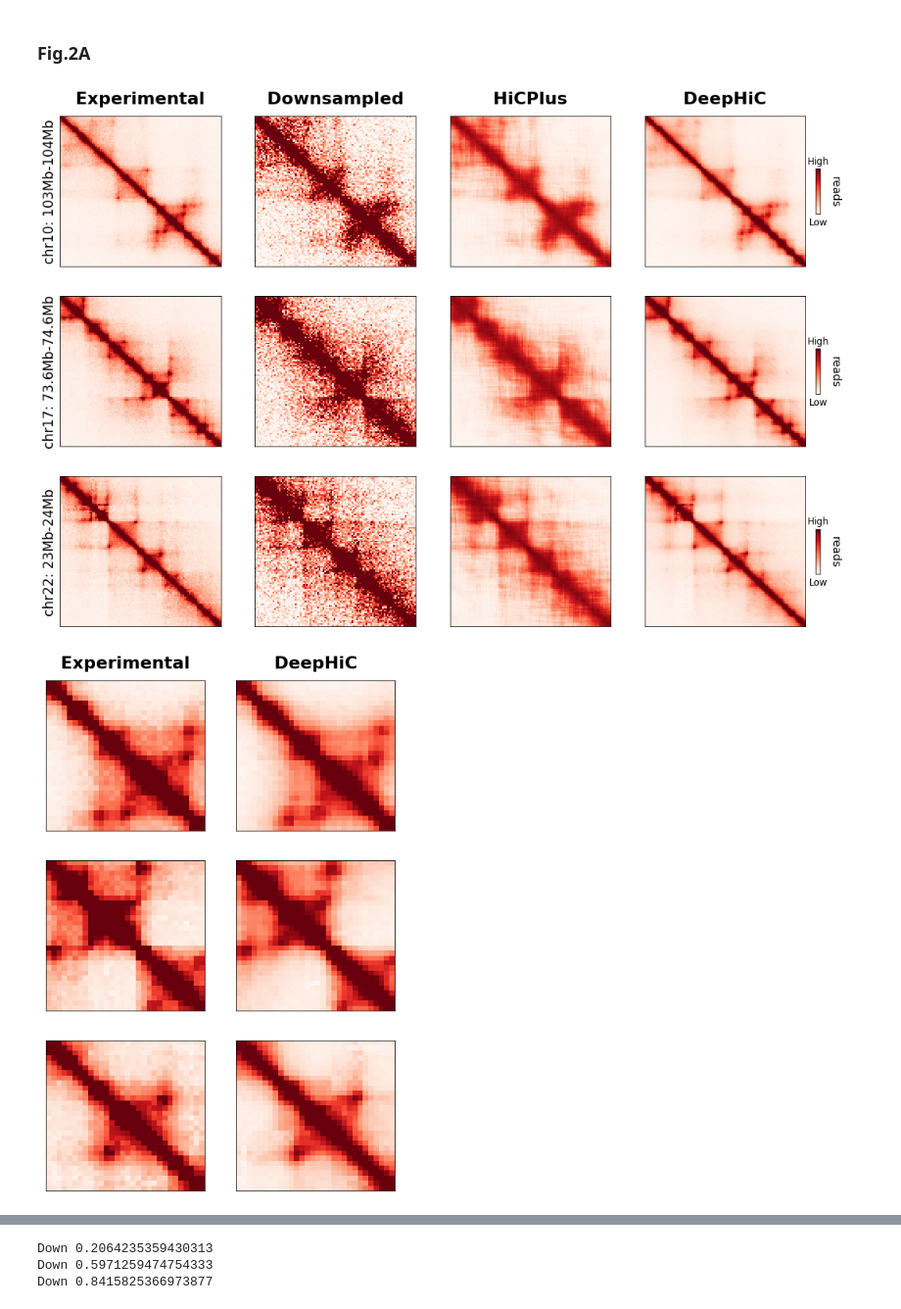
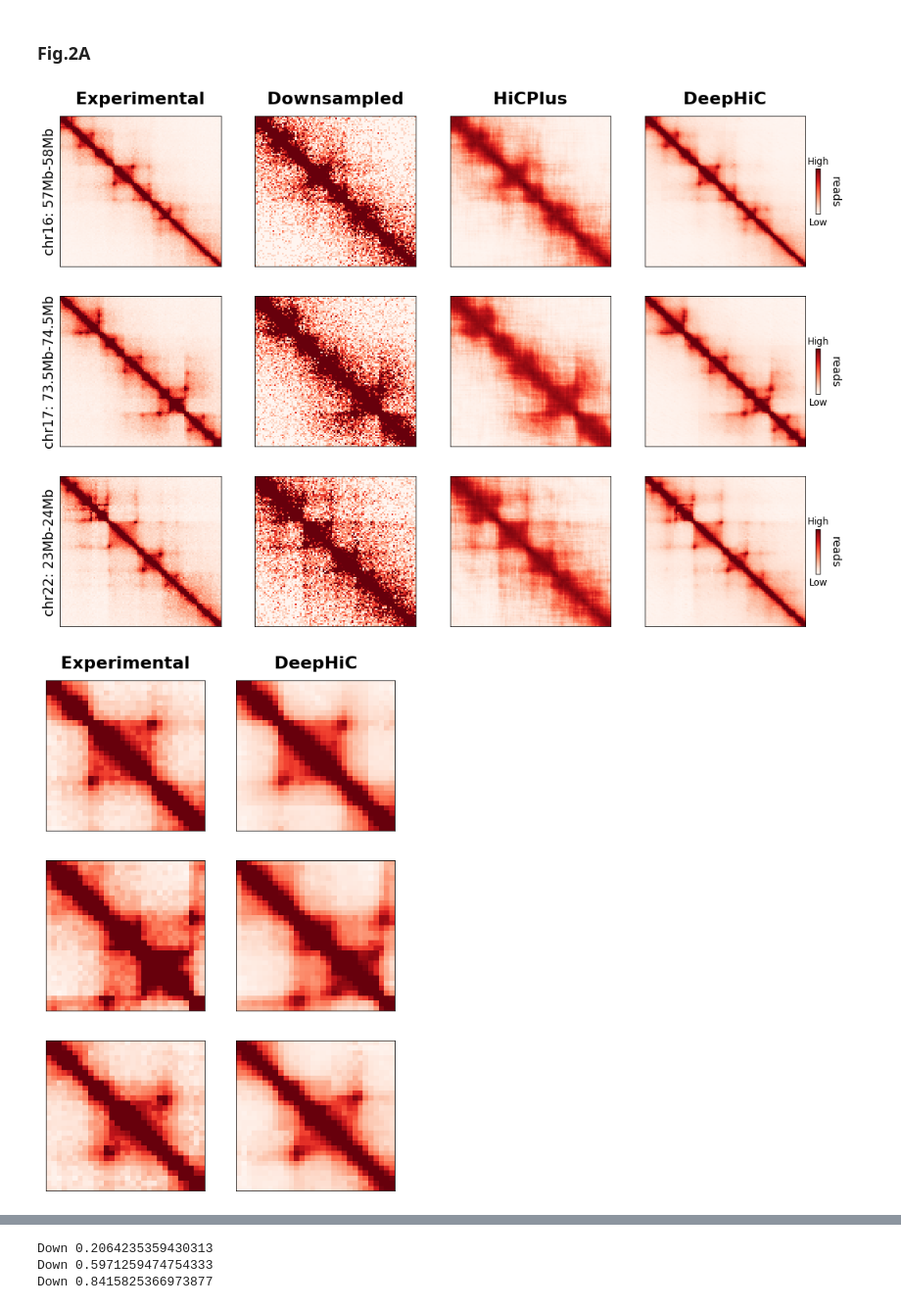
Before and after one commit to omegahh/DeepHiC, a Jupyter notebook: Figure 2.ipynb, the cells around one changed output, grey strips where cells are left out. Shown at 98% size. Cells and saved outputs as stored; diff of their text form; code cells hidden in the pictures.

Commit message:
Update New graphs

```diff
--- a/Figure 2.ipynb
+++ b/Figure 2.ipynb
@@ -235,7 +232,7 @@ fig.savefig(eps_file, format='eps')
 # %% [markdown]
 ### Fig.2A
 # %%
-data = np.load('/data/RaoHiC/predict/GM12878/predict_chr10_40kb.npz')
+data = np.load('/data/RaoHiC/predict/GM12878/predict_chr16_40kb.npz')
 
 orighic = data['hic']
 downhic = data['downhic']
@@ -246,10 +243,10 @@ orighic = orighic / np.max(orighic)
 downhic = downhic / np.max(downhic)
 plushic = plushic / np.max(plushic)
 
-hic_10     = orighic[10300:10400, 10300:10400]
-downhic_10 = downhic[10300:10400, 10300:10400]
-plushic_10 = plushic[10300:10400, 10300:10400]
-deephic_10 = deephic[10300:10400, 10300:10400]
+hic_16     = orighic[5700:5800, 5700:5800]
+downhic_16 = downhic[5700:5800, 5700:5800]
+plushic_16 = plushic[5700:5800, 5700:5800]
+deephic_16 = deephic[5700:5800, 5700:5800]
 # %%
 data = np.load('/data/RaoHiC/predict/GM12878/predict_chr17_40kb.npz')
 
@@ -262,10 +259,10 @@ orighic = orighic / np.max(orighic)
 downhic = downhic / np.max(downhic)
 plushic = plushic / np.max(plushic)
 
-hic_17     = orighic[7360:7460, 7360:7460]
-downhic_17 = downhic[7360:7460, 7360:7460]
-plushic_17 = plushic[7360:7460, 7360:7460]
-deephic_17 = deephic[7360:7460, 7360:7460]
+hic_17     = orighic[7350:7450, 7350:7450]
+downhic_17 = downhic[7350:7450, 7350:7450]
+plushic_17 = plushic[7350:7450, 7350:7450]
+deephic_17 = deephic[7350:7450, 7350:7450]
 # %%
 data = np.load('/data/RaoHiC/predict/GM12878/predict_chr22_40kb.npz')
 
@@ -285,18 +282,18 @@ deephic_22 = deephic[2300:2400, 2300:2400]
 # %%
 fig, axs = plt.subplots(ncols=4, nrows=3, figsize=[18, 12], gridspec_kw = {'width_ratios':[1, 1, 1, 1.25]})
 
-heatmap(axs[0,0], hic_10, show_bar=False, close_ticks=True)
+heatmap(axs[0,0], hic_16, show_bar=False, close_ticks=True)
 axs[0,0].set_title('Experimental', fontsize='22', fontweight='semibold')
-axs[0,0].set_ylabel('chr10: 103Mb-104Mb', fontsize='xx-large')
-heatmap(axs[0,1], downhic_10, show_bar=False, close_ticks=True)
+axs[0,0].set_ylabel('chr16: 57Mb-58Mb', fontsize='xx-large')
+heatmap(axs[0,1], downhic_16, show_bar=False, close_ticks=True)
 axs[0,1].set_title('Downsampled', fontsize='22', fontweight='semibold')
-heatmap(axs[0,2], plushic_10, show_bar=False, close_ticks=True)
+heatmap(axs[0,2], plushic_16, show_bar=False, close_ticks=True)
 axs[0,2].set_title('HiCPlus', fontsize='22', fontweight='semibold')
-heatmap(axs[0,3], deephic_10, close_ticks=True)
+heatmap(axs[0,3], deephic_16, close_ticks=True)
 axs[0,3].set_title('DeepHiC', fontsize='22', fontweight='semibold')
 
 heatmap(axs[1,0], hic_17, show_bar=False, close_ticks=True)
-axs[1,0].set_ylabel('chr17: 73.6Mb-74.6Mb', fontsize='xx-large')
+axs[1,0].set_ylabel('chr17: 73.5Mb-74.5Mb', fontsize='xx-large')
 heatmap(axs[1,1], downhic_17, show_bar=False, close_ticks=True)
 heatmap(axs[1,2], plushic_17, show_bar=False, close_ticks=True)
 heatmap(axs[1,3], deephic_17, close_ticks=True)
@@ -312,28 +309,28 @@ eps_file = os.path.join(work_dir, f'fig2a_heatmap.eps')
 fig.savefig(svg_file, format='svg')
 fig.savefig(eps_file, format='eps')
 # %% [output]
-[figure, old version]
+[figure, new version]
 # %%
 fig, axs = plt.subplots(ncols=2, nrows=3, figsize=[8, 12])
 # fig.tight_layout()
 
-heatmap(axs[0,0], hic_10[50:80,50:80], show_bar=False, close_ticks=True)
+heatmap(axs[0,0], hic_16[25:55,25:55], show_bar=False, close_ticks=True)
 axs[0,0].set_title('Experimental', fontsize='22', fontweight='semibold')
-heatmap(axs[0,1], deephic_10[50:80,50:80], show_bar=False, close_ticks=True)
+heatmap(axs[0,1], deephic_16[25:55,25:55], show_bar=False, close_ticks=True)
 axs[0,1].set_title('DeepHiC', fontsize='22', fontweight='semibold')
 
 heatmap(axs[1,0], hic_17[50:80,50:80], show_bar=False, close_ticks=True)
 heatmap(axs[1,1], deephic_17[50:80,50:80], show_bar=False, close_ticks=True)
 
 heatmap(axs[2,0], hic_22[40:70,40:70], show_bar=False, close_ticks=True)
 heatmap(axs[2,1], deephic_22[40:70,40:70], show_bar=False, close_ticks=True)
 
 svg_file = os.path.join(work_dir, f'fig2b_heatmap.svg')
 eps_file = os.path.join(work_dir, f'fig2b_heatmap.eps')
 fig.savefig(svg_file, format='svg')
 fig.savefig(eps_file, format='eps')
 # %% [output]
-[figure, old version]
+[figure, new version]
 # %%
 from utils.ssim import ssim
 # %%
```
Also changed, not shown: parts of 25 cells of this notebook, 2 other files.
